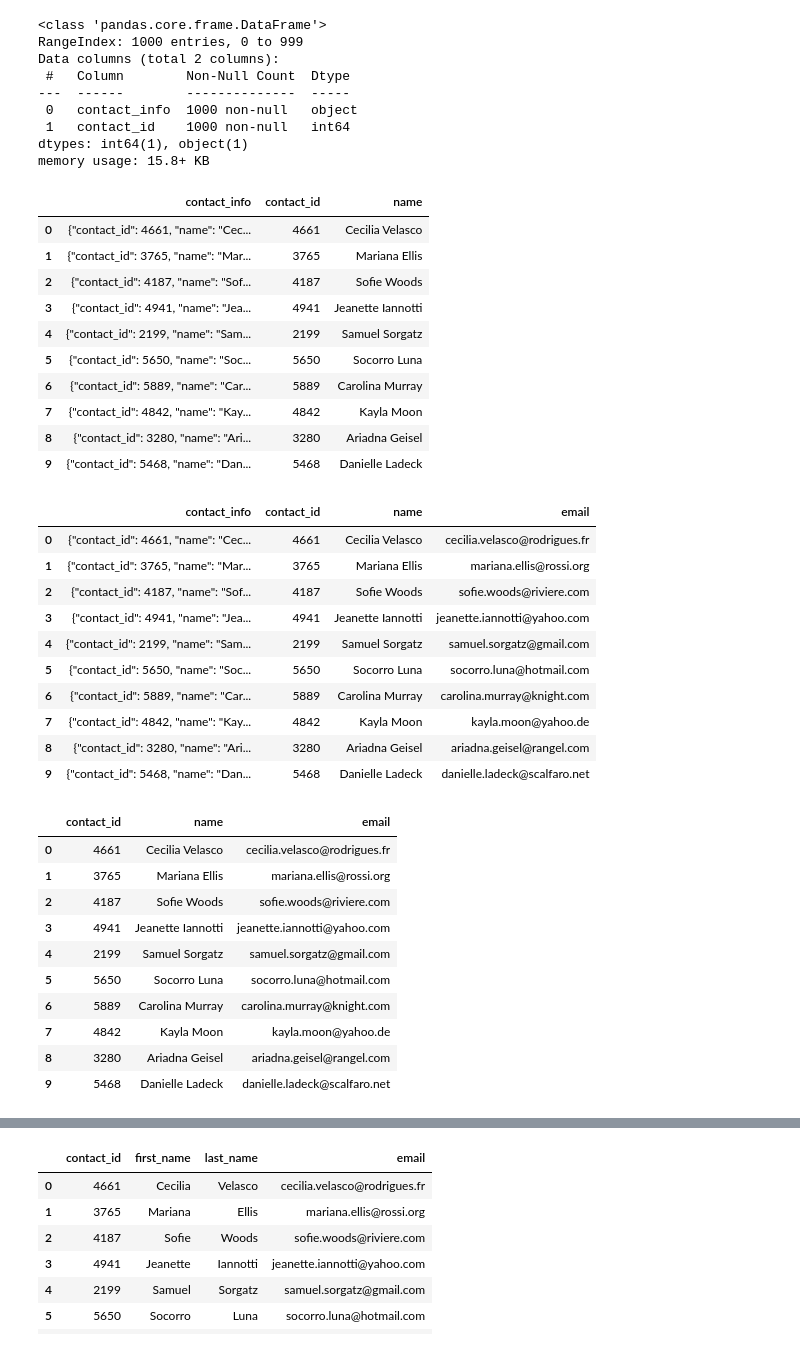
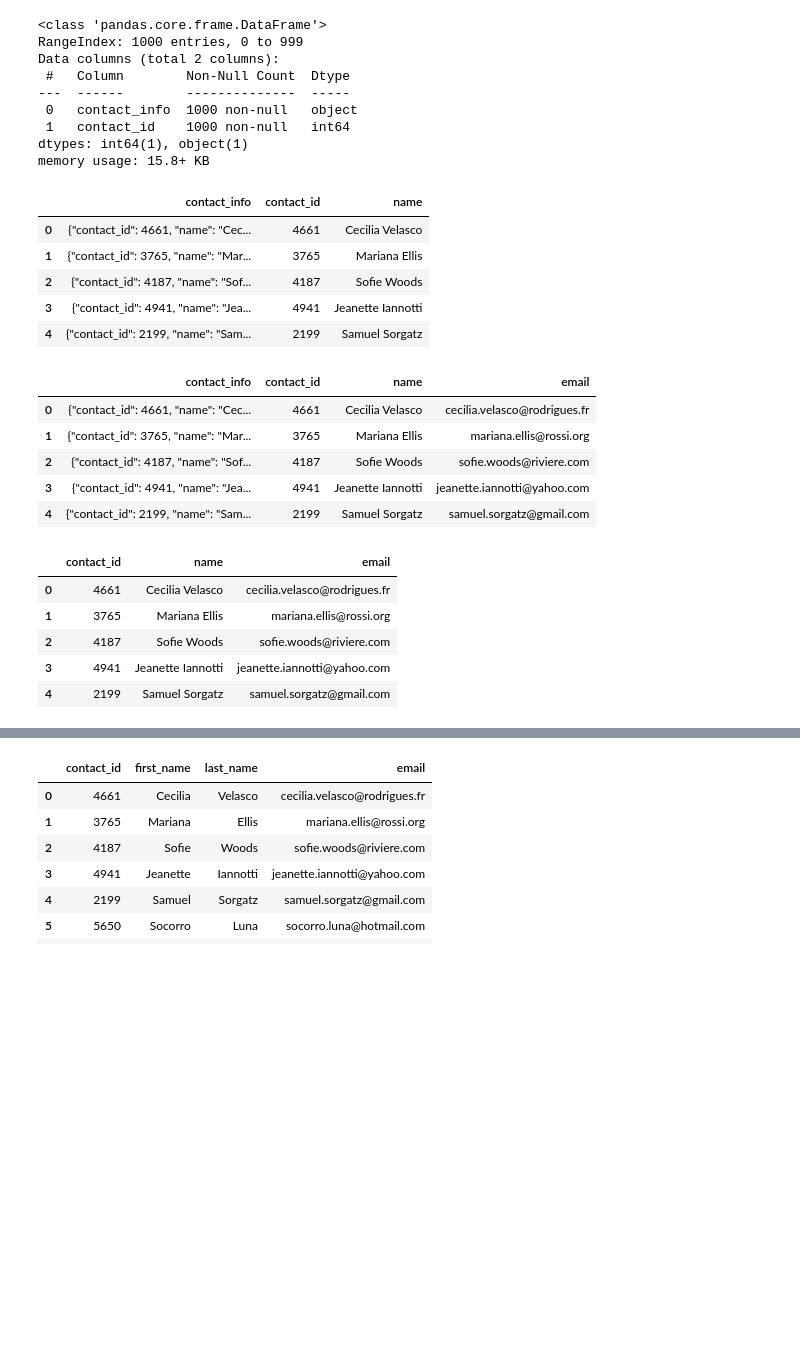
Before and after one commit to Jagar513/Crowdfunding_ETL, a Jupyter notebook: ETL_Mini_Project_Starter_Code.J.G.ipynb, the cells around one changed output, grey strips where cells are left out. Saved outputs shown, nothing was run; the diff lists cells and outputs as text; code cells hidden in the pictures; blank space fills up the shorter version.

```diff
--- a/ETL_Mini_Project_Starter_Code.J.G.ipynb
+++ b/ETL_Mini_Project_Starter_Code.J.G.ipynb
@@ -283,6 +283,6 @@ campaign_cleaned.to_csv("Resources/campaign.csv", index=False)
 ### Extract the contacts.xlsx Data.
 # %%
 # Read the data into a Pandas DataFrame. Use the `header=2` parameter when reading in the data.
-contact_info_df = pd.read_excel('Resources/contacts.xlsx', header=2)
+contact_info_df = pd.read_excel('Resources/contacts.xlsx', header=3)
 contact_info_df.head()
 # %% [output]
@@ -399,6 +411,8 @@ contact_info_df_copy.head()
 | 4 | {"contact_id": 2199, "name": "Sam... |
 # %%
 # Extract the four-digit contact ID number.
+contact_info_df_copy['contact_id'] = contact_info_df_copy.iloc[:,0].str.extract(r'"contact_id":\s*(\d{4})')
+contact_info_df_copy.head()
 # %% [output]
 |  | contact_info | contact_id |
 | 0 | {"contact_id": 4661, "name": "Cec... | 4661 |
@@ -420,6 +435,9 @@ dtypes: object(2)
 memory usage: 15.8+ KB
 # %%
 # Convert the "contact_id" column to an int64 data type.
+contact_info_df_copy['contact_id'] = contact_info_df_copy['contact_id'].astype('int64')
+
+contact_info_df_copy.info()
 # %% [output]
 <class 'pandas.core.frame.DataFrame'>
 RangeIndex: 1000 entries, 0 to 999
@@ -432,6 +450,8 @@ dtypes: int64(1), object(1)
 memory usage: 15.8+ KB
 # %%
 # Extract the name of the contact and add it to a new column.
+contact_info_df_copy[['name']] = contact_info_df_copy.iloc[:,0].str.extract(r'"name":\s*"([^"]+)"')
+contact_info_df_copy.head()
 # %% [output]
 |  | contact_info | contact_id | name |
 | 0 | {"contact_id": 4661, "name": "Cec... | 4661 | Cecilia Velasco |
@@ -439,27 +459,21 @@ memory usage: 15.8+ KB
 | 2 | {"contact_id": 4187, "name": "Sof... | 4187 | Sofie Woods |
 | 3 | {"contact_id": 4941, "name": "Jea... | 4941 | Jeanette Iannotti |
 | 4 | {"contact_id": 2199, "name": "Sam... | 2199 | Samuel Sorgatz |
-| 5 | {"contact_id": 5650, "name": "Soc... | 5650 | Socorro Luna |
-| 6 | {"contact_id": 5889, "name": "Car... | 5889 | Carolina Murray |
-| 7 | {"contact_id": 4842, "name": "Kay... | 4842 | Kayla Moon |
-| 8 | {"contact_id": 3280, "name": "Ari... | 3280 | Ariadna Geisel |
-| 9 | {"contact_id": 5468, "name": "Dan... | 5468 | Danielle Ladeck |
 # %%
 # Extract the email from the contacts and add the values to a new column.
+contact_info_df_copy[['email']] = contact_info_df_copy.iloc[:,0].str.extract(r'"email":\s*"([^"]+)"')
+contact_info_df_copy.head()
 # %% [output]
 |  | contact_info | contact_id | name | email |
 | 0 | {"contact_id": 4661, "name": "Cec... | 4661 | Cecilia Velasco | cecilia.velasco@rodrigues.fr |
 | 1 | {"contact_id": 3765, "name": "Mar... | 3765 | Mariana Ellis | mariana.ellis@rossi.org |
 | 2 | {"contact_id": 4187, "name": "Sof... | 4187 | Sofie Woods | sofie.woods@riviere.com |
 | 3 | {"contact_id": 4941, "name": "Jea... | 4941 | Jeanette Iannotti | jeanette.iannotti@yahoo.com |
 | 4 | {"contact_id": 2199, "name": "Sam... | 2199 | Samuel Sorgatz | samuel.sorgatz@gmail.com |
-| 5 | {"contact_id": 5650, "name": "Soc... | 5650 | Socorro Luna | socorro.luna@hotmail.com |
-| 6 | {"contact_id": 5889, "name": "Car... | 5889 | Carolina Murray | carolina.murray@knight.com |
-| 7 | {"contact_id": 4842, "name": "Kay... | 4842 | Kayla Moon | kayla.moon@yahoo.de |
-| 8 | {"contact_id": 3280, "name": "Ari... | 3280 | Ariadna Geisel | ariadna.geisel@rangel.com |
-| 9 | {"contact_id": 5468, "name": "Dan... | 5468 | Danielle Ladeck | danielle.ladeck@scalfaro.net |
 # %%
 # Create a copy of the contact_info_df with the 'contact_id', 'name', 'email' columns.
+cont_info_df = contact_info_df_copy[['contact_id', 'name', 'email']].copy()
+cont_info_df.head()
 # %% [output]
 |  | contact_id | name | email |
 | 0 | 4661 | Cecilia Velasco | cecilia.velasco@rodrigues.fr |
@@ -467,10 +481,5 @@ memory usage: 15.8+ KB
 | 2 | 4187 | Sofie Woods | sofie.woods@riviere.com |
 | 3 | 4941 | Jeanette Iannotti | jeanette.iannotti@yahoo.com |
 | 4 | 2199 | Samuel Sorgatz | samuel.sorgatz@gmail.com |
-| 5 | 5650 | Socorro Luna | socorro.luna@hotmail.com |
-| 6 | 5889 | Carolina Murray | carolina.murray@knight.com |
-| 7 | 4842 | Kayla Moon | kayla.moon@yahoo.de |
-| 8 | 3280 | Ariadna Geisel | ariadna.geisel@rangel.com |
-| 9 | 5468 | Danielle Ladeck | danielle.ladeck@scalfaro.net |
 # %%
 # Create a "first"name" and "last_name" column with the first and last names from the "name" column.
```
Also changed, not shown: parts of 13 cells of this notebook, 1 other file.
